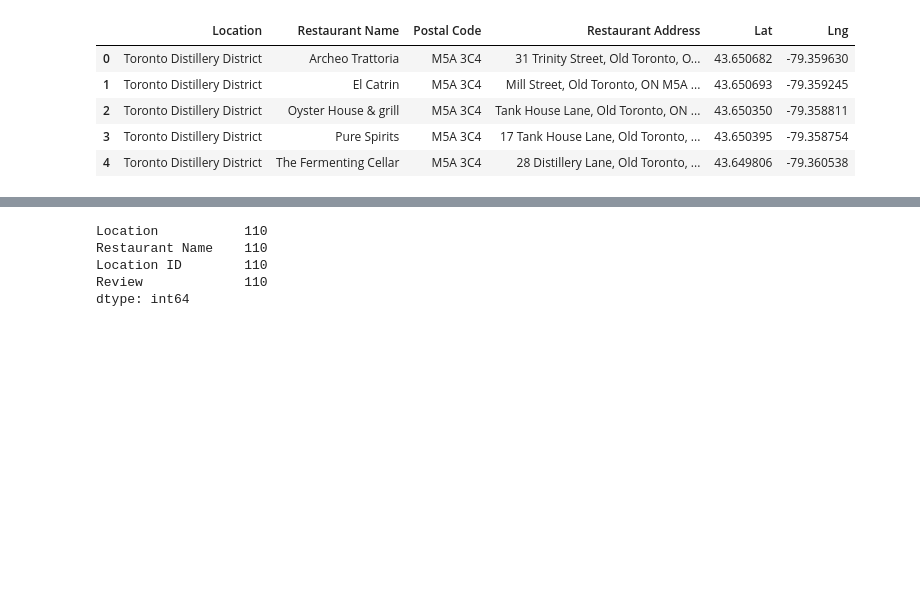
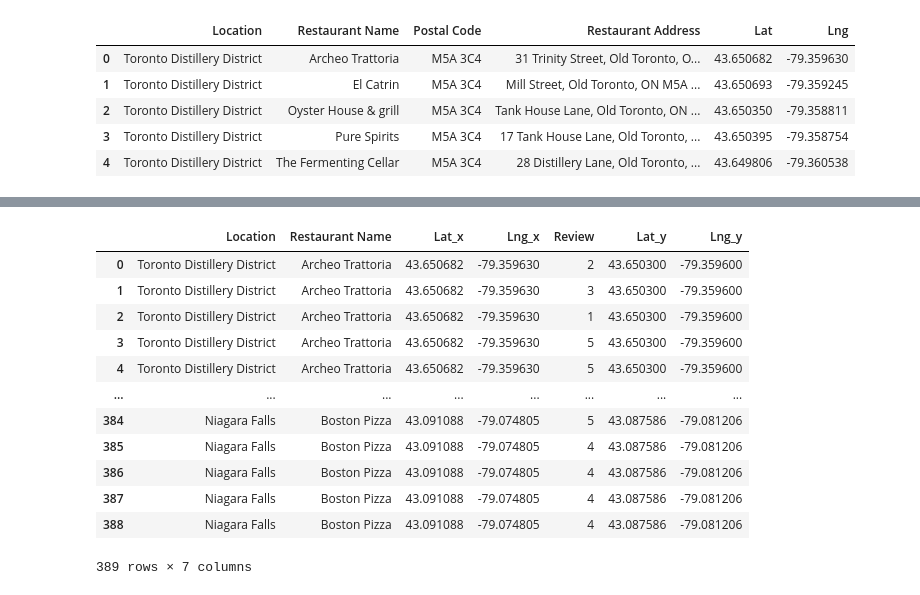
Before and after one commit to AleMori22/Project_1_repo, a Jupyter notebook: Alessandro Mori's Project 1.ipynb, the cells around one changed output, grey strips where cells are left out. Saved outputs shown, nothing was run; the diff lists cells and outputs as text; code cells hidden in the pictures; blank space fills up the shorter version.

```diff
--- a/Alessandro Mori's Project 1.ipynb
+++ b/Alessandro Mori's Project 1.ipynb
@@ -233,8 +184,0 @@ for index, restaurant in Restaurants_df.iterrows():
-# %%
-Reviews_df.count()
-# %% [output]
-Location           110
-Restaurant Name    110
-Location ID        110
-Review             110
-dtype: int64
@@ -314,3 +187,34 @@ df.to_csv("Trip_Advisor.csv")
+# %%
+
+Reviews_df = pd.read_csv('output_data/Reviews.csv')
+
+Districts_df = pd.read_csv('output_data/Districts.csv')
+
+#Reviews_df
+
+#Districts_df
+
+Plotting_df = Reviews_df.merge(Districts_df, on='Location', how='left')
+
+
+
+Plotting_df = Plotting_df.drop('Restaurant ID', axis=1)
+
+Plotting_df
+# %% [output]
+|  | Location | Restaurant Name | Lat_x | Lng_x | Review | Lat_y | Lng_y |
+| 0 | Toronto Distillery District | Archeo Trattoria | 43.650682 | -79.359630 | 2 | 43.650300 | -79.359600 |
+| 1 | Toronto Distillery District | Archeo Trattoria | 43.650682 | -79.359630 | 3 | 43.650300 | -79.359600 |
+| 2 | Toronto Distillery District | Archeo Trattoria | 43.650682 | -79.359630 | 1 | 43.650300 | -79.359600 |
+| 3 | Toronto Distillery District | Archeo Trattoria | 43.650682 | -79.359630 | 5 | 43.650300 | -79.359600 |
+| 4 | Toronto Distillery District | Archeo Trattoria | 43.650682 | -79.359630 | 5 | 43.650300 | -79.359600 |
+| ... | ... | ... | ... | ... | ... | ... | ... |
+| 384 | Niagara Falls | Boston Pizza | 43.091088 | -79.074805 | 5 | 43.087586 | -79.081206 |
+| 385 | Niagara Falls | Boston Pizza | 43.091088 | -79.074805 | 4 | 43.087586 | -79.081206 |
+| 386 | Niagara Falls | Boston Pizza | 43.091088 | -79.074805 | 4 | 43.087586 | -79.081206 |
+| 387 | Niagara Falls | Boston Pizza | 43.091088 | -79.074805 | 4 | 43.087586 | -79.081206 |
+| 388 | Niagara Falls | Boston Pizza | 43.091088 | -79.074805 | 4 | 43.087586 | -79.081206 |
+389 rows × 7 columns
 # %%
 data_csv = Path('Input_data/GUF_1000m.csv')
 drink_df = pd.read_csv(data_csv)
```
Also changed, not shown: parts of 17 cells of this notebook.
